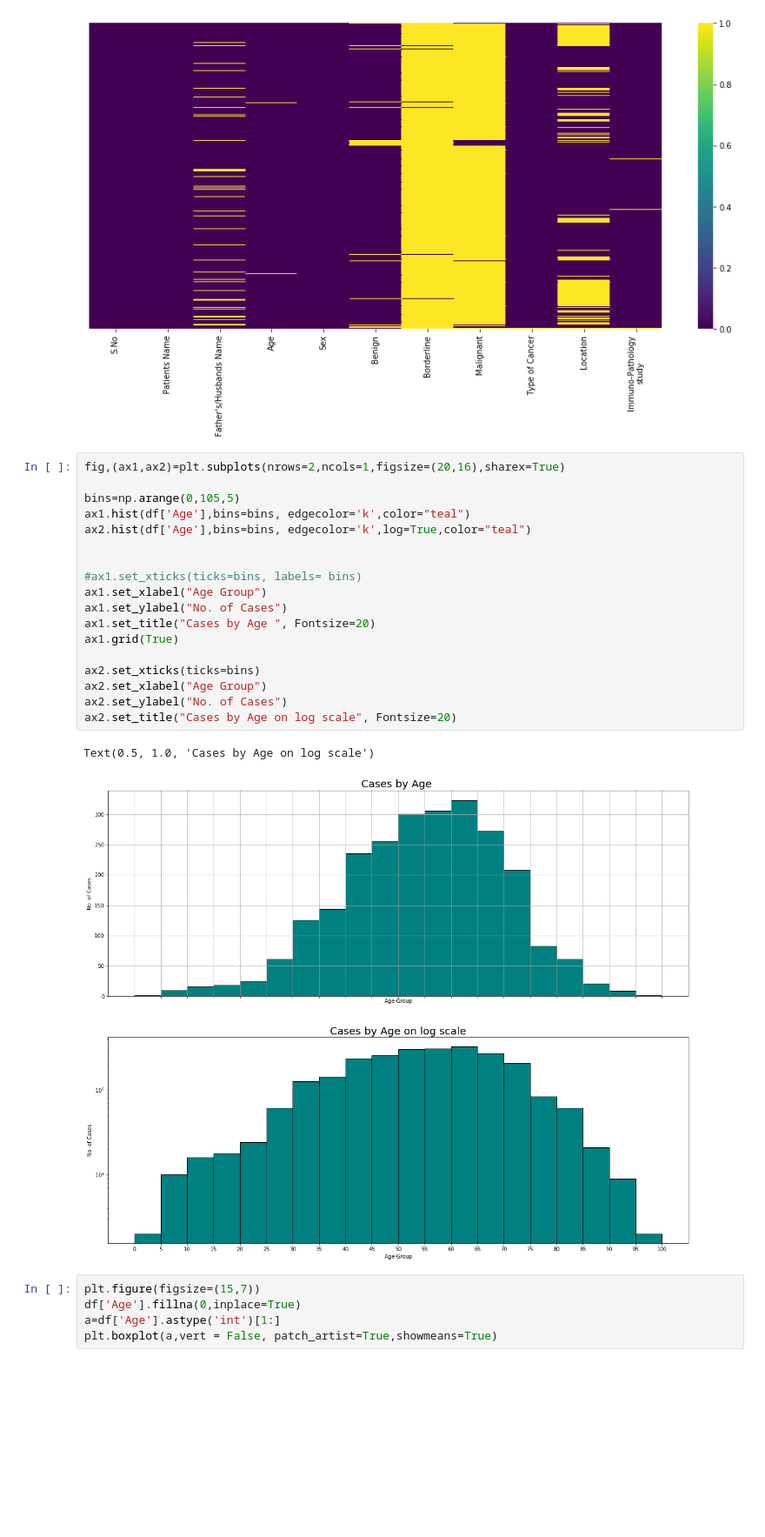
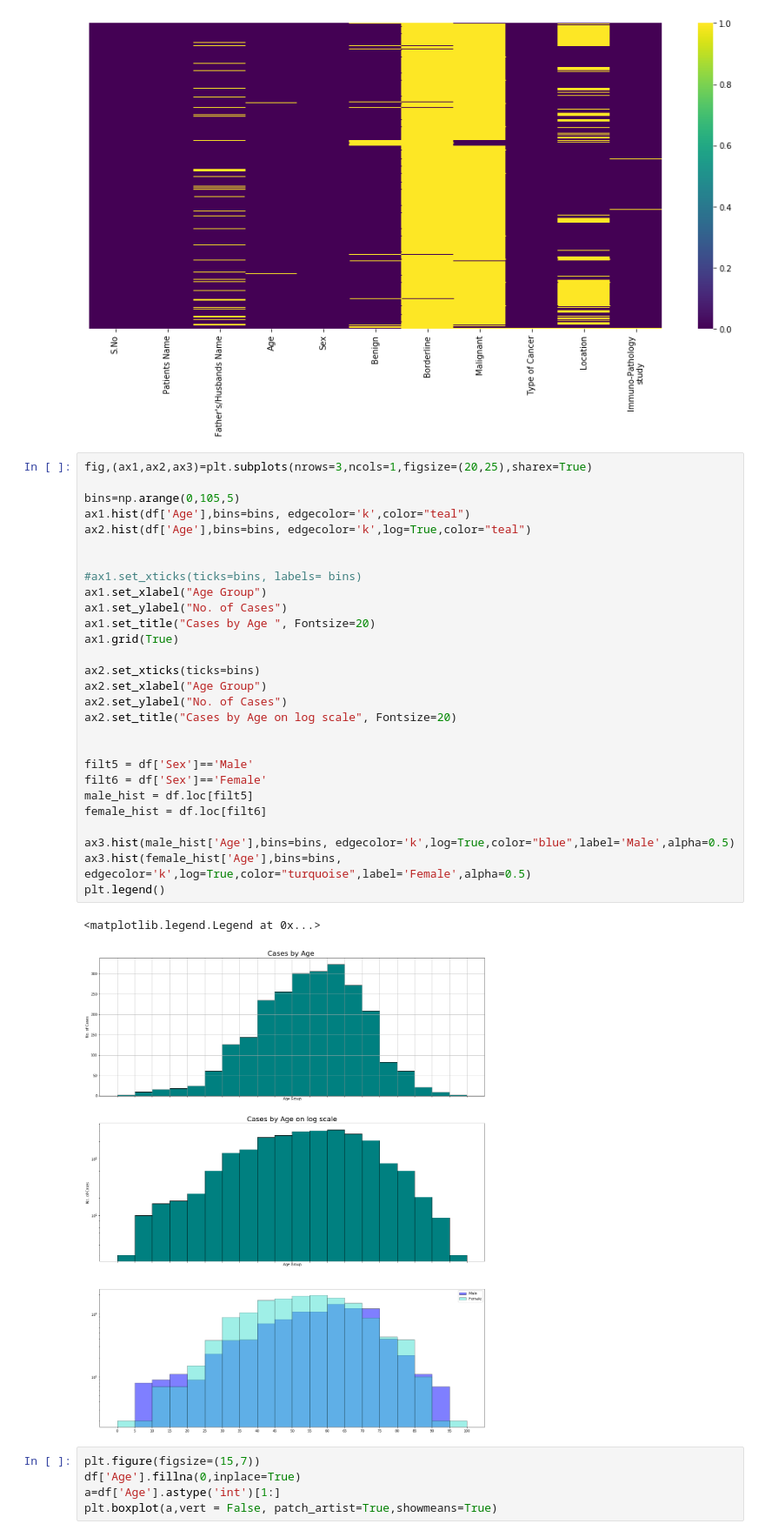
Before and after one commit to ssnk4343/Hospital_Cancer_Analysis, a Jupyter notebook: Cancer_Analysis.ipynb, the cells around one changed output. Shown at 87% size. Saved outputs shown, nothing was run; the diff lists cells and outputs as text; blank space fills up the shorter version.

```diff
--- a/Cancer_Analysis.ipynb
+++ b/Cancer_Analysis.ipynb
@@ -29,26 +29,36 @@ sns.heatmap(df.isnull(), yticklabels=False, cmap='viridis')
 <matplotlib.axes._subplots.AxesSubplot at 0x...>
 [figure]
 # %%
-fig,(ax1,ax2)=plt.subplots(nrows=2,ncols=1,figsize=(20,16),sharex=True)
+fig,(ax1,ax2,ax3)=plt.subplots(nrows=3,ncols=1,figsize=(20,25),sharex=True)
 
 bins=np.arange(0,105,5)
 ax1.hist(df['Age'],bins=bins, edgecolor='k',color="teal")
 ax2.hist(df['Age'],bins=bins, edgecolor='k',log=True,color="teal")
 
 
 #ax1.set_xticks(ticks=bins, labels= bins)
 ax1.set_xlabel("Age Group")
 ax1.set_ylabel("No. of Cases")
 ax1.set_title("Cases by Age ", Fontsize=20)
 ax1.grid(True)
 
 ax2.set_xticks(ticks=bins)
 ax2.set_xlabel("Age Group")
 ax2.set_ylabel("No. of Cases")
 ax2.set_title("Cases by Age on log scale", Fontsize=20)
+
+
+filt5 = df['Sex']=='Male'
+filt6 = df['Sex']=='Female'
+male_hist = df.loc[filt5]
+female_hist = df.loc[filt6]
+
+ax3.hist(male_hist['Age'],bins=bins, edgecolor='k',log=True,color="blue",label='Male',alpha=0.5)
+ax3.hist(female_hist['Age'],bins=bins, edgecolor='k',log=True,color="turquoise",label='Female',alpha=0.5)
+plt.legend()
 # %% [output]
-Text(0.5, 1.0, 'Cases by Age on log scale')
+<matplotlib.legend.Legend at 0x...>
-[figure, old version]
+[figure, new version]
 # %%
 plt.figure(figsize=(15,7))
 df['Age'].fillna(0,inplace=True)
```
Also changed, not shown: parts of 4 cells of this notebook.
